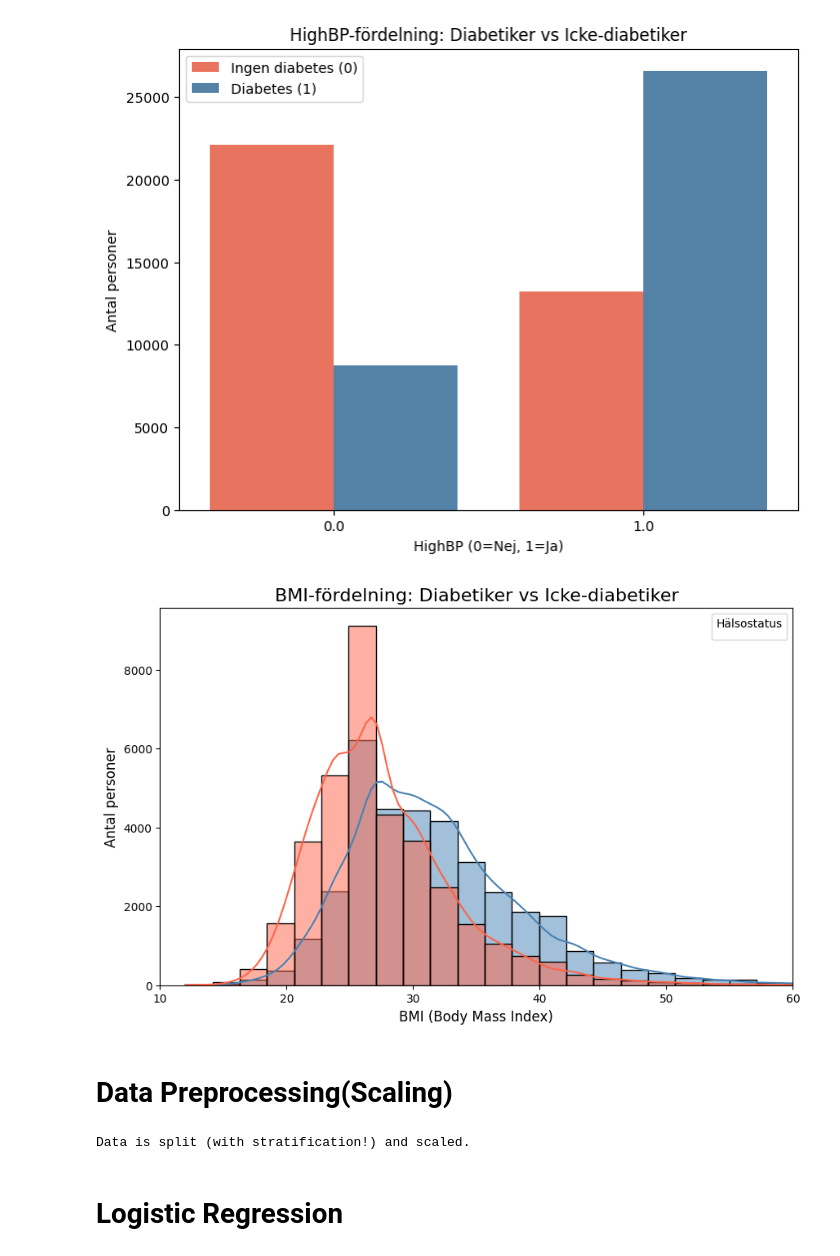
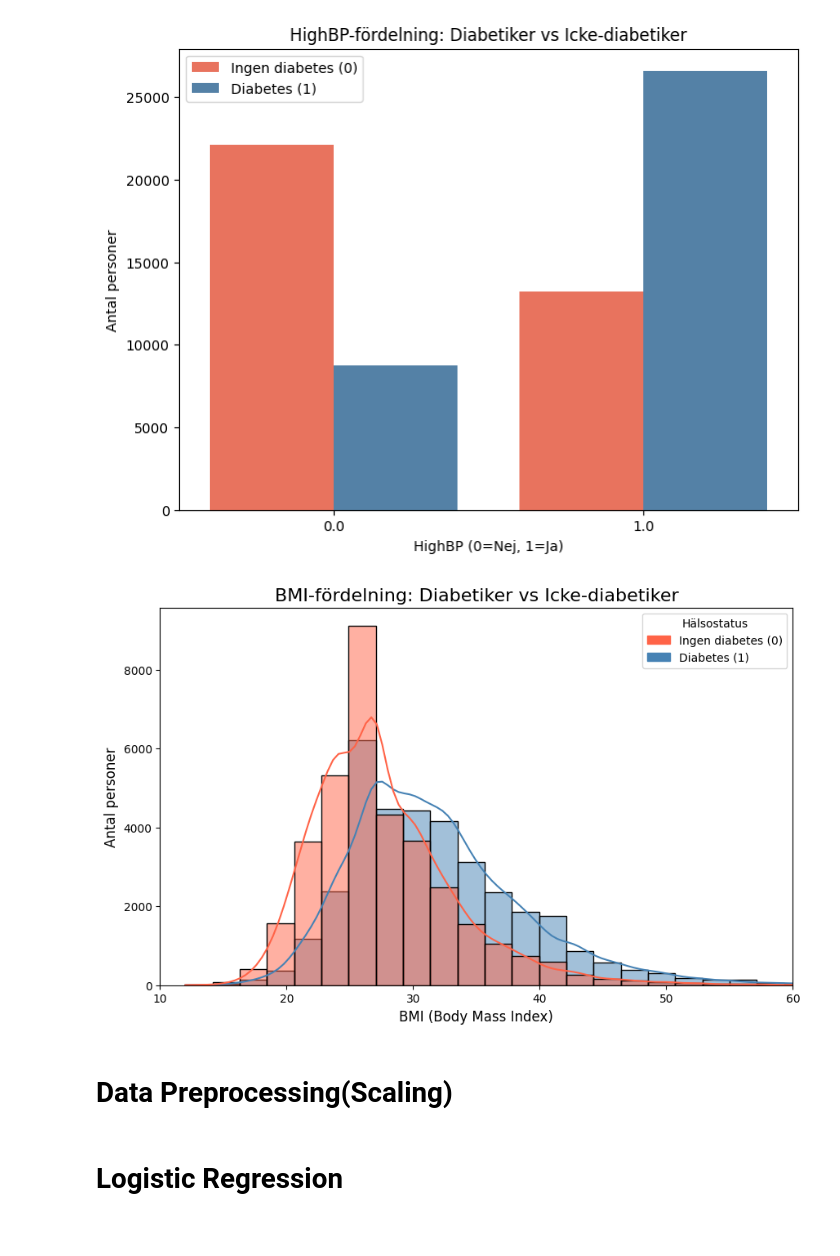
Before and after one commit to Zackkee/TAM400-Projekt, a Jupyter notebook: TAM400_Projekt_Zakaria_Leon.ipynb, the cells around one changed output. Drawn from its saved outputs; the diff is of its cells as text; code cells hidden in the pictures.

```diff
--- a/TAM400_Projekt_Zakaria_Leon.ipynb
+++ b/TAM400_Projekt_Zakaria_Leon.ipynb
@@ -72,52 +72,30 @@ plt.show()
 # %% [output]
 [figure]
 # %%
+import matplotlib.patches as mpatches
+
 plt.figure(figsize=(10, 6))
-
 sns.histplot(
     data=df,
     x="BMI",
     hue="Diabetes_binary",
     bins=40,
     kde=True,
     palette={0: 'tomato', 1: 'steelblue'}
 )
-
 plt.title("BMI-fördelning: Diabetiker vs Icke-diabetiker", fontsize=16)
 plt.xlabel("BMI (Body Mass Index)", fontsize=12)
 plt.ylabel("Antal personer", fontsize=12)
 
-handles, _ = plt.gca().get_legend_handles_labels()
-plt.legend(handles=handles, labels=['Ingen diabetes (0)', 'Diabetes (1)'], title="Hälsostatus")
+legend_patches = [
+    mpatches.Patch(color='tomato', label='Ingen diabetes (0)'),
+    mpatches.Patch(color='steelblue', label='Diabetes (1)')
+]
+plt.legend(handles=legend_patches, title="Hälsostatus")
 
 plt.xlim(10, 60)
 plt.show()
 # %% [output]
-[figure, old version]
+[figure, new version]
 # %% [markdown]
 # Data Preprocessing(Scaling)
-# %%
-from sklearn.model_selection import train_test_split
-from sklearn.preprocessing import StandardScaler
-
-# 1. Separate features (X) and target variable (y)
-X = df.drop('Diabetes_binary', axis=1)
-y = df['Diabetes_binary']
-
-# 2. Train/Test split (80% training, 20% testing) WITH STRATIFY
-# Genom att lägga till stratify=y garanterar vi en perfekt 50/50-balans i båda högarna
-X_train, X_test, y_train, y_test = train_test_split(
-    X, y,
-    test_size=0.2,
-    random_state=42,
-    stratify=y # <-- Här är det viktiga tillägget!
-)
-
-# 3. Scale the numerical features
-scaler = StandardScaler()
-X_train_scaled = scaler.fit_transform(X_train)
-X_test_scaled = scaler.transform(X_test)
-
-print("Data is split (with stratification!) and scaled.")
-# %% [output]
-Data is split (with stratification!) and scaled.
```
Also changed, not shown: parts of 4 cells of this notebook.
